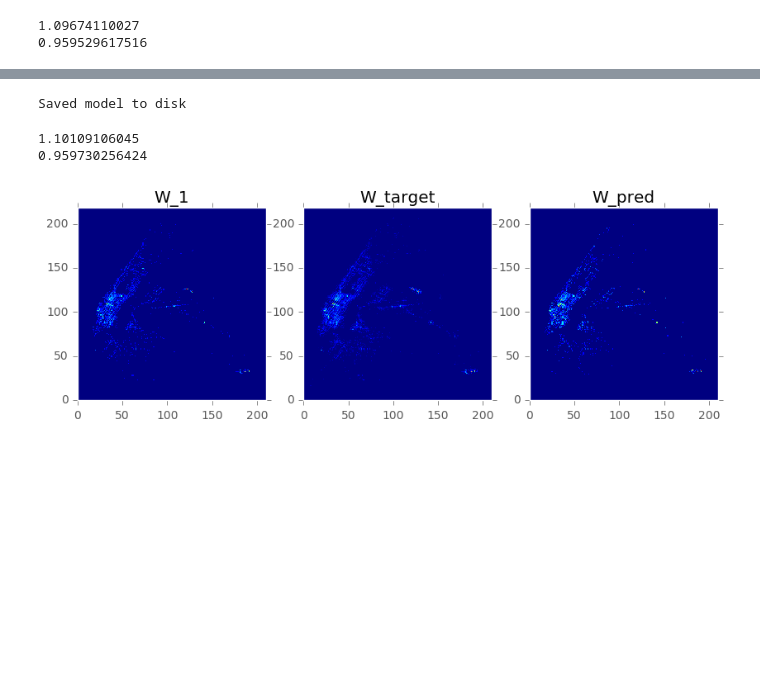
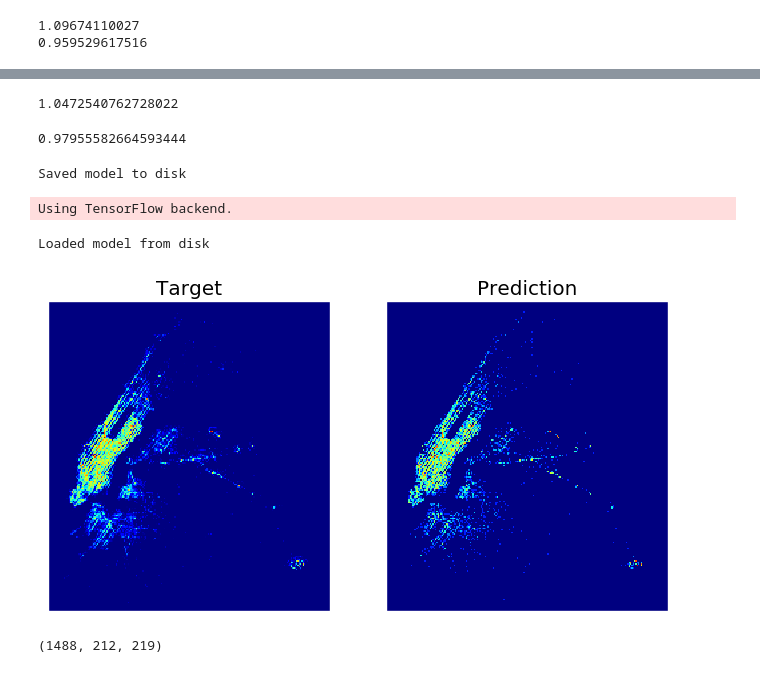
Before and after one commit to hitsuji5/FleetAI, a Jupyter notebook: analytics/demand_prediction2.ipynb, the cells around one changed output, grey strips where cells are left out. Saved outputs shown, nothing was run; the diff lists cells and outputs as text; code cells hidden in the pictures; blank space fills up the shorter version.

```diff
--- a/analytics/demand_prediction2.ipynb
+++ b/analytics/demand_prediction2.ipynb
@@ -395,5 +343,11 @@ print MSE(predictions, Y[:,0])
-# %%
-model = build_network(6, 8, 16)
+# %%
+np.sqrt(1.09674110027)
+# %% [output]
+1.0472540762728022
+# %%
+np.sqrt(0.959529617516)
+# %% [output]
+0.97955582664593444
 # %%
 model_json = model.to_json()
 with open("data/model/demand/model.json", "w") as f:
@@ -407,37 +361,40 @@ Saved model to disk
 from keras.models import model_from_json
 
 # load json and create model
-with open('engine/model/dest_model/model.json', 'r') as f:
+with open('data/model/demand/model.json', 'r') as f:
     model = f.read()
 model = model_from_json(model)
 # load weights into new model
-model.load_weights("engine/model/dest_model/model.h5")
+model.load_weights("data/model/demand/model.h5")
 print("Loaded model from disk")
 # %% [output]
-1.10109106045
-0.959730256424
+Using TensorFlow backend.
+Loaded model from disk
 # %%
-def plot_state(W_1, W_target, W_pred):
-    plt.figure(figsize=(10,3))
-    plt.subplot(131)
-    plt.title('W_1')
-    plt.pcolor(np.arange(Nx), np.arange(Ny), np.sqrt(W_1.T))
+def plot_state(W_target, W_pred):
+    plt.figure(figsize=(8,4))
+    plt.subplot(121)
+    plt.title('Target')
+    plt.xticks([])
+    plt.yticks([])
+    plt.pcolor(np.arange(Nx), np.arange(Ny), np.log(1+W_target.T))
     plt.axis([0, Nx-1, 0, Ny-1])
-    plt.subplot(132)
-    plt.title('W_target')
-    plt.pcolor(np.arange(Nx), np.arange(Ny), np.sqrt(W_target.T))
-    plt.axis([0, Nx-1, 0, Ny-1])
-    plt.subplot(133)
-    plt.title('W_pred')
-    plt.pcolor(np.arange(Nx), np.arange(Ny), np.sqrt(W_pred.T))
+    plt.subplot(122)
+    plt.title('Prediction')
+    plt.xticks([])
+    plt.yticks([])
+    plt.pcolor(np.arange(Nx), np.arange(Ny), np.log(1+W_pred.T))
     plt.axis([0, Nx-1, 0, Ny-1])
     return plt
 # %%
-n = 50
-W_1 = W[n-1]
-X, _ = create_features(W, [n])
+n = 1000
+X, Y = complex_features(W, df.values, [n])
 W_pred = model.predict(X)[0,0]
 W_target = W[n]
-plot_state(W_1, W_pred, W_target);
+plot_state(W_pred, W_target);
 # %% [output]
-[figure, old version]
+[figure, new version]
+# %%
+W.shape
+# %% [output]
+(1488, 212, 219)
```
Also changed, not shown: parts of 7 cells of this notebook, 1 other file.
